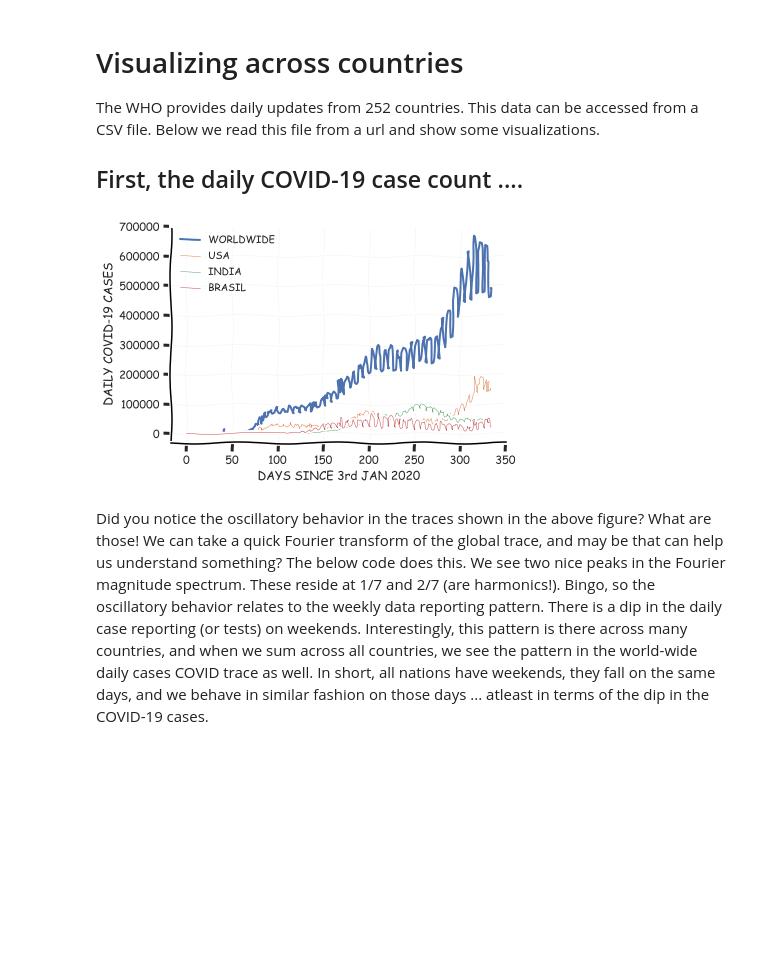
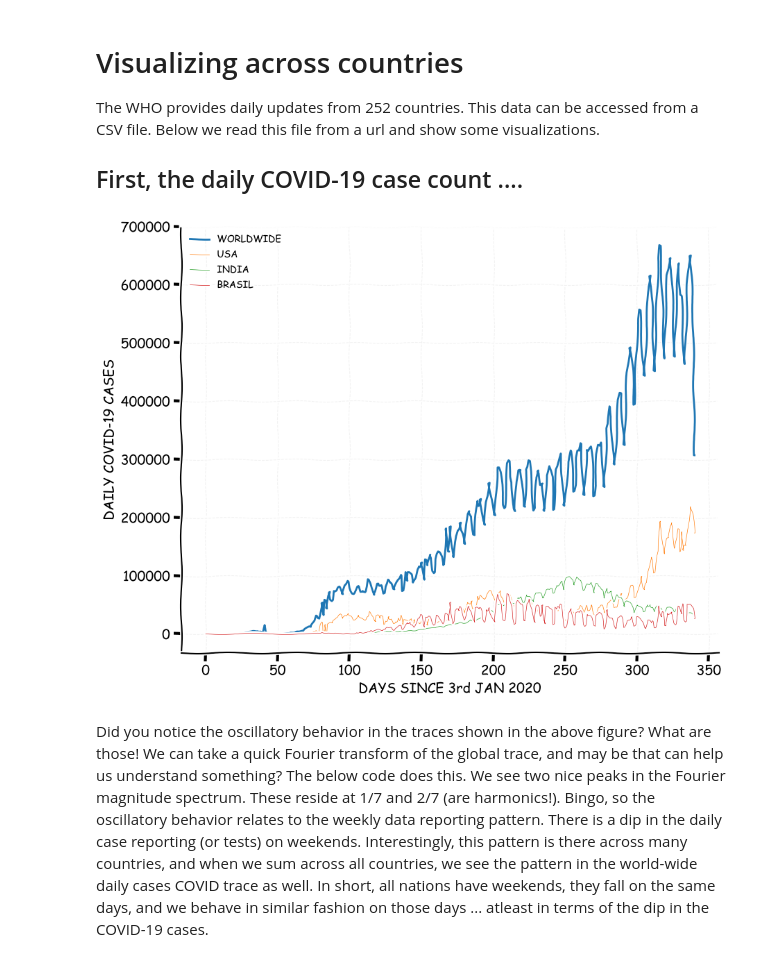
Before and after one commit to iiscleap/coswara-blog, a Jupyter notebook: _notebooks/2020-11-19-covid_cases_plot.ipynb, the cells around one changed output. Cells and saved outputs as stored; diff of their text form; code cells hidden in the pictures; blank space fills up the shorter version.

Commit message:
updated covid plot

```diff
--- a/_notebooks/2020-11-19-covid_cases_plot.ipynb
+++ b/_notebooks/2020-11-19-covid_cases_plot.ipynb
@@ -67,28 +67,28 @@ for i in range(len(countries)):
 # %%
 #collapse
 # plot daily cases time series
-fig = plt.subplots(figsize=[6,4])
+fig = plt.subplots(figsize=[10,8])
 plt.xkcd()
 ax = plt.subplot(1,1,1)
 
 clr_1 = 'tab:blue'
 ax.plot(np.sum(all_country,axis=0),label='WORLDWIDE')
 ax.plot(all_country[np.where(countries=='United States of America')[0][0],:],label='USA',linewidth=.5)
 ax.plot(all_country[np.where(countries=='India')[0][0],:],label='INDIA',linewidth=.5)
 ax.plot(all_country[np.where(countries=='Brazil')[0][0],:],label='BRASIL',linewidth=.5)
 ax.legend(loc='upper left',fontsize=10,frameon=False)
 ax.grid(axis='both', color='gray', linestyle='--', linewidth=.75,alpha=.1)
 ax.spines['right'].set_color('none')
 ax.spines['top'].set_color('none')
 ax.xaxis.set_ticks_position('bottom')
 ax.set_xlabel('DAYS SINCE 3rd JAN 2020')
 ax.set_ylabel('DAILY COVID-19 CASES')
 # fmt = 'png'
 # plt.savefig('/Users/neeks/Desktop/Documents/work/code/python_codes/notebookCodes/coswara/figures/'\
 #                   +'covid_trace_spectrum.'+fmt, dpi=300, format=fmt,transparent=False,bbox_inches='tight')
 plt.show()
 # %% [output]
-[figure, old version]
+[figure, new version]
 # %% [markdown]
 Did you notice the oscillatory behavior in the traces shown in the above figure? What are those! We can take a quick Fourier transform of the global trace, and may be that can help us understand something? The below code does this. We see two nice peaks in the Fourier magnitude spectrum. These reside at 1/7 and 2/7 (are harmonics!). Bingo, so the oscillatory behavior relates to the weekly data reporting pattern. There is a dip in the daily case reporting (or tests) on weekends. Interestingly, this pattern is there across many countries, and when we sum across all countries, we see the pattern in the world-wide daily cases COVID trace as well. In short, all nations have weekends, they fall on the same days, and we behave in similar fashion on those days ... atleast in terms of the dip in the COVID-19 cases.
 # %%
```
Also changed, not shown: parts of 5 cells of this notebook.
